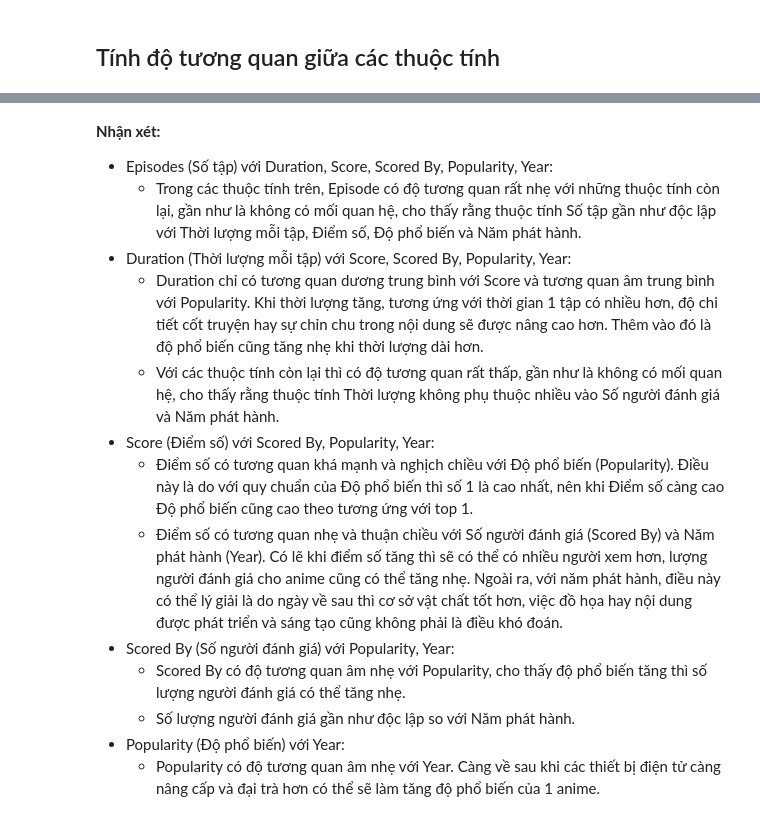
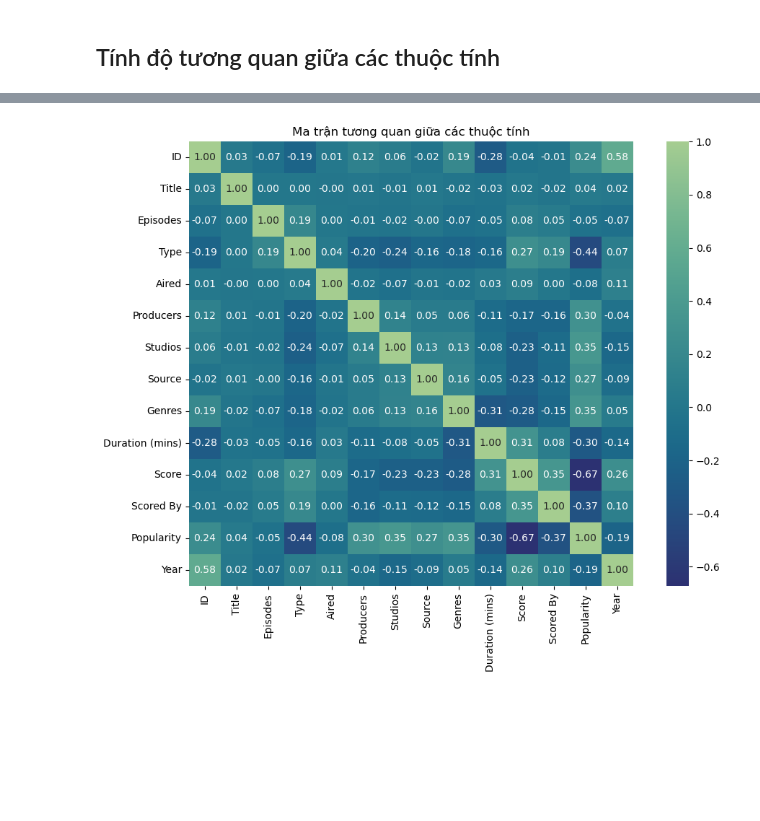
Before and after one commit to V1nk4n/Intro2DS_FinalProject, a Jupyter notebook: data_exploration/data_explorations.ipynb, the cells around one changed output, grey strips where cells are left out. Cells and saved outputs as stored; diff of their text form; code cells hidden in the pictures; blank space fills up the shorter version.

Commit message:
add correlation matrix

```diff
--- a/data_exploration/data_explorations.ipynb
+++ b/data_exploration/data_explorations.ipynb
@@ -651,15 +640,15 @@ plt.show()
-# %% [markdown]
-**Nhận xét:**
-- Episodes (Số tập) với Duration, Score, Scored By, Popularity, Year:
-    - Trong các thuộc tính trên, Episode có độ tương quan rất nhẹ với những thuộc tính còn lại, gần như là không có mối quan hệ, cho thấy rằng thuộc tính Số tập gần như độc lập với Thời lượng mỗi tập, Điểm số, Độ phổ biến và Năm phát hành.
-- Duration (Thời lượng mỗi tập) với Score, Scored By, Popularity, Year:
-    - Duration chỉ có tương quan dương trung bình với Score và tương quan âm trung bình với Popularity. Khi thời lượng tăng, tương ứng với thời gian 1 tập có nhiều hơn, độ chi tiết cốt truyện hay sự chỉn chu trong nội dung sẽ được nâng cao hơn. Thêm vào đó là độ phổ biến cũng tăng nhẹ khi thời lượng dài hơn.
-    - Với các thuộc tính còn lại thì có độ tương quan rất thấp, gần như là không có mối quan hệ, cho thấy rằng thuộc tính Thời lượng không phụ thuộc nhiều vào Số người đánh giá và Năm phát hành.
-- Score (Điểm số) với Scored By, Popularity, Year:
-    - Điểm số có tương quan khá mạnh và nghịch chiều với Độ phổ biến (Popularity). Điều này là do với quy chuẩn của Độ phổ biến thì số 1 là cao nhất, nên khi Điểm số càng cao Độ phổ biến cũng cao theo tương ứng với top 1.
-    - Điểm số có tương quan nhẹ và thuận chiều với Số người đánh giá (Scored By) và Năm phát hành (Year).  Có lẽ khi điểm số tăng thì sẽ có thể có nhiều người xem hơn, lượng người đánh giá cho anime cũng có thể tăng nhẹ. Ngoài ra, với năm phát hành, điều này có thể lý giải là do ngày về sau thì cơ sở vật chất tốt hơn, việc đồ họa hay nội dung được phát triển và sáng tạo cũng không phải là điều khó đoán.
-- Scored By (Số người đánh giá) với Popularity, Year:
-    - Scored By có độ tương quan âm nhẹ với Popularity, cho thấy độ phổ biến tăng thì số lượng người đánh giá có thể tăng nhẹ.
-    - Số lượng người đánh giá gần như độc lập so với Năm phát hành.
-- Popularity (Độ phổ biến) với Year:
-    - Popularity có độ tương quan âm nhẹ với Year. Càng về sau khi các thiết bị điện tử càng nâng cấp và đại trà hơn có thể sẽ làm tăng độ phổ biến của 1 anime.
+# %%
+label_encoder = LabelEncoder()
+
+copy_df = anime_df.copy()
+for column in anime_df.select_dtypes(include=['object']).columns:
+    copy_df[column] = label_encoder.fit_transform(copy_df[column])
+
+correlation_matrix = copy_df.corr()
+
+plt.figure(figsize=(12, 8))
+sns.heatmap(correlation_matrix, annot=True, fmt=".2f", cmap='crest_r', square=True)
+plt.title('Ma trận tương quan giữa các thuộc tính')
+plt.show()
+# %% [output]
+[figure, added]
```
Also changed, not shown: parts of 2 cells of this notebook.
